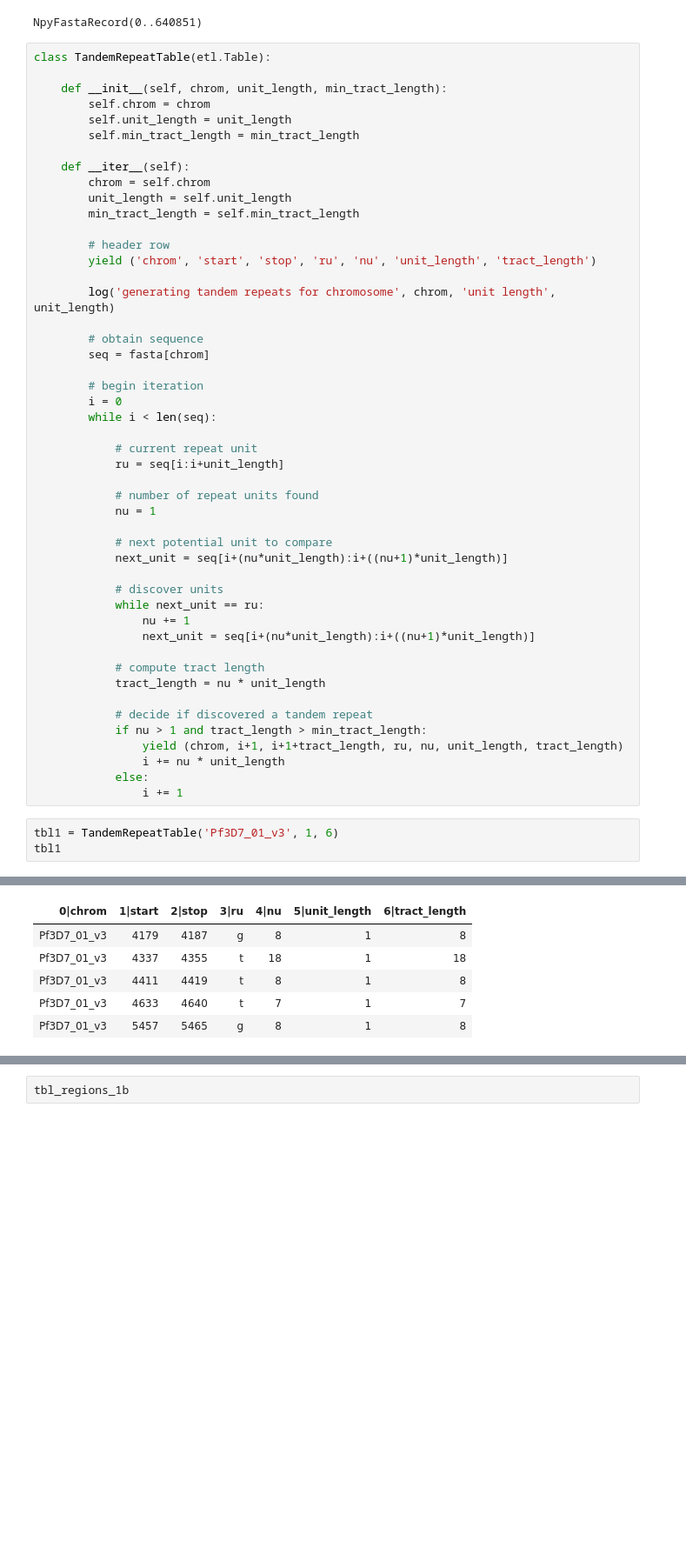
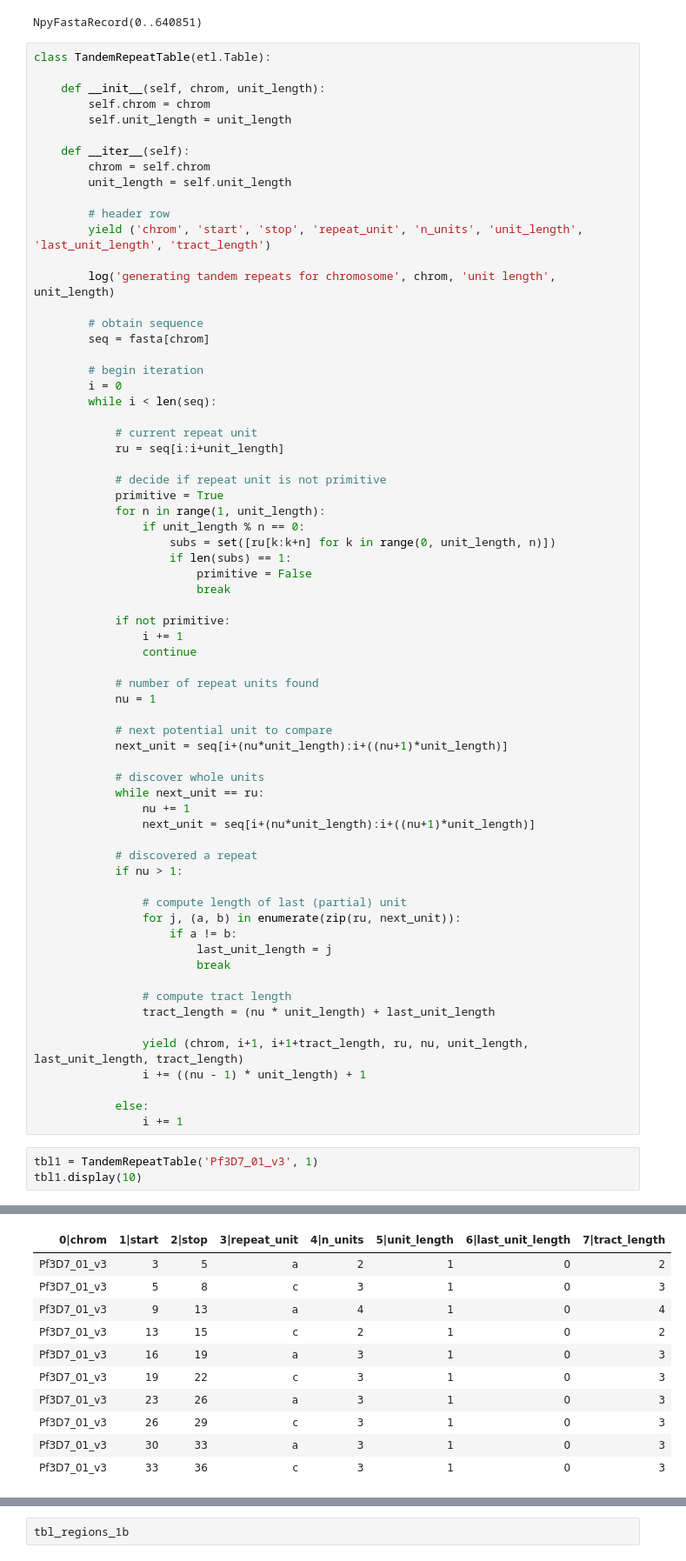
Before and after one commit to wtchg-kwiatkowski/pfx-paper-2015, a Jupyter notebook: supplementary/notebooks/indels_strs.ipynb, the cells around one changed output, grey strips where cells are left out. Shown at 87% size. Cells and saved outputs as stored; diff of their text form; blank space fills up the shorter version.

```diff
--- a/supplementary/notebooks/indels_strs.ipynb
+++ b/supplementary/notebooks/indels_strs.ipynb
@@ -30,18 +30,16 @@ NpyFastaRecord(0..640851)
 # %%
 class TandemRepeatTable(etl.Table):
 
-    def __init__(self, chrom, unit_length, min_tract_length):
+    def __init__(self, chrom, unit_length):
         self.chrom = chrom
         self.unit_length = unit_length
-        self.min_tract_length = min_tract_length
 
     def __iter__(self):
         chrom = self.chrom
         unit_length = self.unit_length
-        min_tract_length = self.min_tract_length
 
         # header row
-        yield ('chrom', 'start', 'stop', 'ru', 'nu', 'unit_length', 'tract_length')
+        yield ('chrom', 'start', 'stop', 'repeat_unit', 'n_units', 'unit_length', 'last_unit_length', 'tract_length')
 
         log('generating tandem repeats for chromosome', chrom, 'unit length', unit_length)
 
@@ -55,27 +53,48 @@ class TandemRepeatTable(etl.Table):
             # current repeat unit
             ru = seq[i:i+unit_length]
 
+            # decide if repeat unit is not primitive
+            primitive = True
+            for n in range(1, unit_length):
+                if unit_length % n == 0:
+                    subs = set([ru[k:k+n] for k in range(0, unit_length, n)])
+                    if len(subs) == 1:
+                        primitive = False
+                        break
+
+            if not primitive:
+                i += 1
+                continue
+
             # number of repeat units found
             nu = 1
 
             # next potential unit to compare
             next_unit = seq[i+(nu*unit_length):i+((nu+1)*unit_length)]
 
-            # discover units
+            # discover whole units
             while next_unit == ru:
                 nu += 1
                 next_unit = seq[i+(nu*unit_length):i+((nu+1)*unit_length)]
 
-            # compute tract length
-            tract_length = nu * unit_length
+            # discovered a repeat
+            if nu > 1:
 
-            # decide if discovered a tandem repeat
-            if nu > 1 and tract_length > min_tract_length:
-                yield (chrom, i+1, i+1+tract_length, ru, nu, unit_length, tract_length)
-                i += nu * unit_length
+                # compute length of last (partial) unit
+                for j, (a, b) in enumerate(zip(ru, next_unit)):
+                    if a != b:
+                        last_unit_length = j
+                        break
+
+                # compute tract length
+                tract_length = (nu * unit_length) + last_unit_length
+
+                yield (chrom, i+1, i+1+tract_length, ru, nu, unit_length, last_unit_length, tract_length)
+                i += ((nu - 1) * unit_length) + 1
+
             else:
                 i += 1
 # %%
-tbl1 = TandemRepeatTable('Pf3D7_01_v3', 1, 6)
-tbl1
+tbl1 = TandemRepeatTable('Pf3D7_01_v3', 1)
+tbl1.display(10)
 # %% [output]
@@ -84,8 +102,13 @@ tbl1
-| 0|chrom | 1|start | 2|stop | 3|ru | 4|nu | 5|unit_length | 6|tract_length |
-| Pf3D7_01_v3 | 4179 | 4187 | g | 8 | 1 | 8 |
-| Pf3D7_01_v3 | 4337 | 4355 | t | 18 | 1 | 18 |
-| Pf3D7_01_v3 | 4411 | 4419 | t | 8 | 1 | 8 |
-| Pf3D7_01_v3 | 4633 | 4640 | t | 7 | 1 | 7 |
-| Pf3D7_01_v3 | 5457 | 5465 | g | 8 | 1 | 8 |
+| 0|chrom | 1|start | 2|stop | 3|repeat_unit | 4|n_units | 5|unit_length | 6|last_unit_length | 7|tract_length |
+| Pf3D7_01_v3 | 3 | 5 | a | 2 | 1 | 0 | 2 |
+| Pf3D7_01_v3 | 5 | 8 | c | 3 | 1 | 0 | 3 |
+| Pf3D7_01_v3 | 9 | 13 | a | 4 | 1 | 0 | 4 |
+| Pf3D7_01_v3 | 13 | 15 | c | 2 | 1 | 0 | 2 |
+| Pf3D7_01_v3 | 16 | 19 | a | 3 | 1 | 0 | 3 |
+| Pf3D7_01_v3 | 19 | 22 | c | 3 | 1 | 0 | 3 |
+| Pf3D7_01_v3 | 23 | 26 | a | 3 | 1 | 0 | 3 |
+| Pf3D7_01_v3 | 26 | 29 | c | 3 | 1 | 0 | 3 |
+| Pf3D7_01_v3 | 30 | 33 | a | 3 | 1 | 0 | 3 |
+| Pf3D7_01_v3 | 33 | 36 | c | 3 | 1 | 0 | 3 |
 ...
 # %%
```
Also changed, not shown: parts of 43 cells of this notebook, 1 other file.
